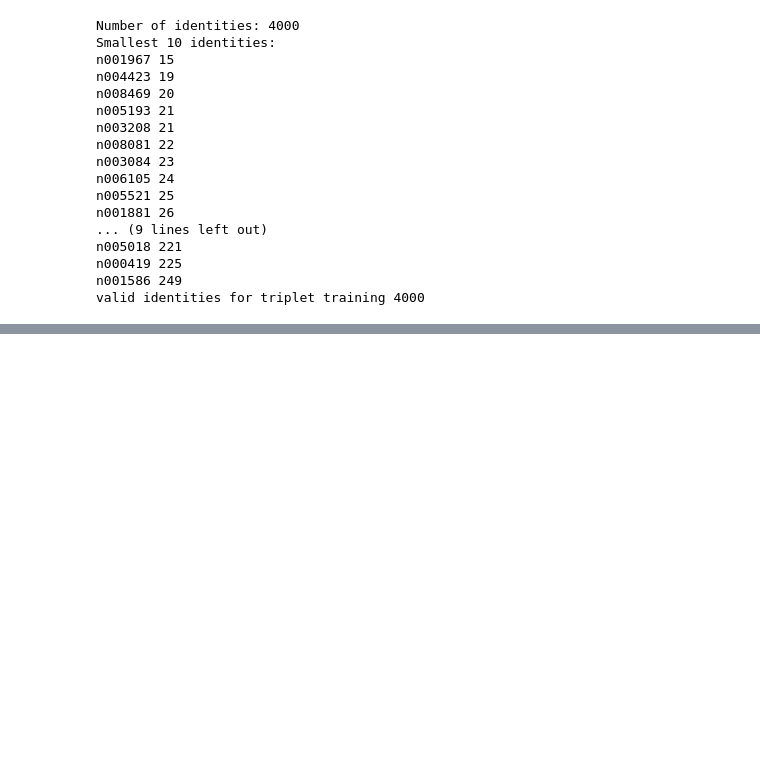
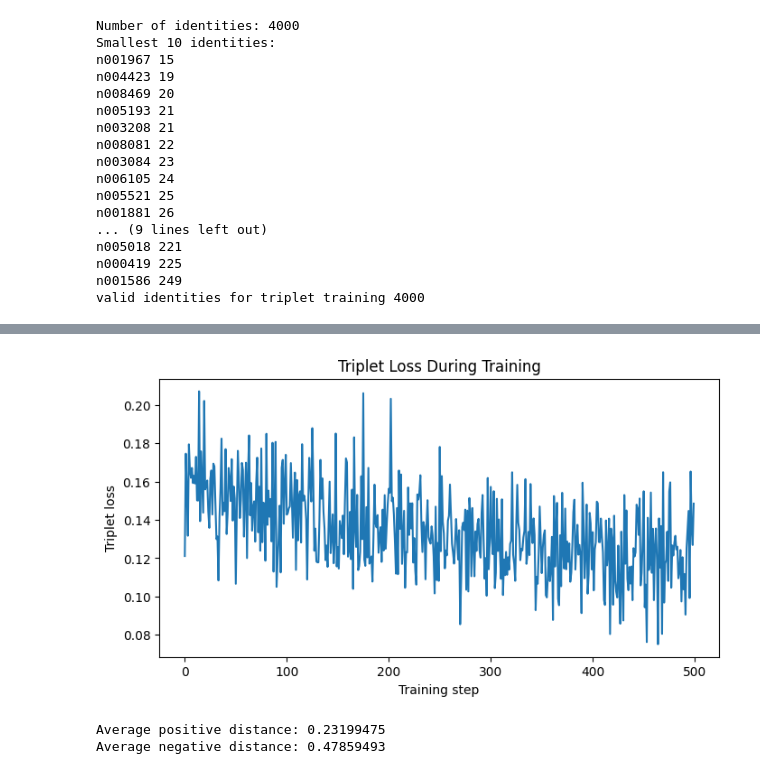
Before and after one commit to dylan-xg/aml-group-project, a Jupyter notebook: src/models/metric_learning/triplet_model.ipynb, the cells around one changed output, grey strips where cells are left out. Drawn from its saved outputs; the diff is of its cells as text; code cells hidden in the pictures; blank space fills up the shorter version.

Commit message:
updated metric_learning model
updated triplet model with fuel pipeline. now in the process of finetuning parameters for accuracy before testing integration with ui.

```diff
--- a/src/models/metric_learning/triplet_model.ipynb
+++ b/src/models/metric_learning/triplet_model.ipynb
@@ -182,0 +291,4 @@ Anchor max pixel value: 1.0
+# %%
+embedding_model = build_embedding_model()
+
+embedding_model.summary()
@@ -182,0 +402,2 @@ Anchor max pixel value: 1.0
+# %%
+optimizer = tf.keras.optimizers.Adam(learning_rate=0.0001)
@@ -182,0 +426,23 @@ Anchor max pixel value: 1.0
+# %%
+#runnings the training for model
+batch_size = 64
+num_steps = 500
+
+loss_history = []
+
+for step in range(num_steps):
+    anchor_batch, positive_batch, negative_batch = generate_triplet_batch(
+        valid_person_folders,
+        batch_size
+    )
+
+    loss = train_step(anchor_batch, positive_batch, negative_batch)
+
+    loss_history.append(loss.numpy())
+
+    if (step + 1) % 10 == 0:
+        recent_average_loss = np.mean(loss_history[-10:])
+        print(
+            f"Step {step + 1}/{num_steps}, "
+            f"Recent Average Loss: {recent_average_loss:.4f}"
+        )
@@ -182,0 +467,30 @@ Anchor max pixel value: 1.0
+# %%
+plt.figure(figsize=(8, 4))
+plt.plot(loss_history)
+plt.xlabel("Training step")
+plt.ylabel("Triplet loss")
+plt.title("Triplet Loss During Training")
+plt.show()
+# %% [output]
+[figure, added]
+# %%
+anchor_batch, positive_batch, negative_batch = generate_triplet_batch(
+    valid_person_folders,
+    batch_size=16
+)
+
+anchor_embeddings = embedding_model(anchor_batch, training=False)
+positive_embeddings = embedding_model(positive_batch, training=False)
+negative_embeddings = embedding_model(negative_batch, training=False)
+
+positive_distances, negative_distances = calculate_distances(
+    anchor_embeddings,
+    positive_embeddings,
+    negative_embeddings
+)
+
+print("Average positive distance:", tf.reduce_mean(positive_distances).numpy())
+print("Average negative distance:", tf.reduce_mean(negative_distances).numpy())
+# %% [output]
+Average positive distance: 0.23199475
+Average negative distance: 0.47859493
```
Also changed, not shown: parts of 28 cells of this notebook.
